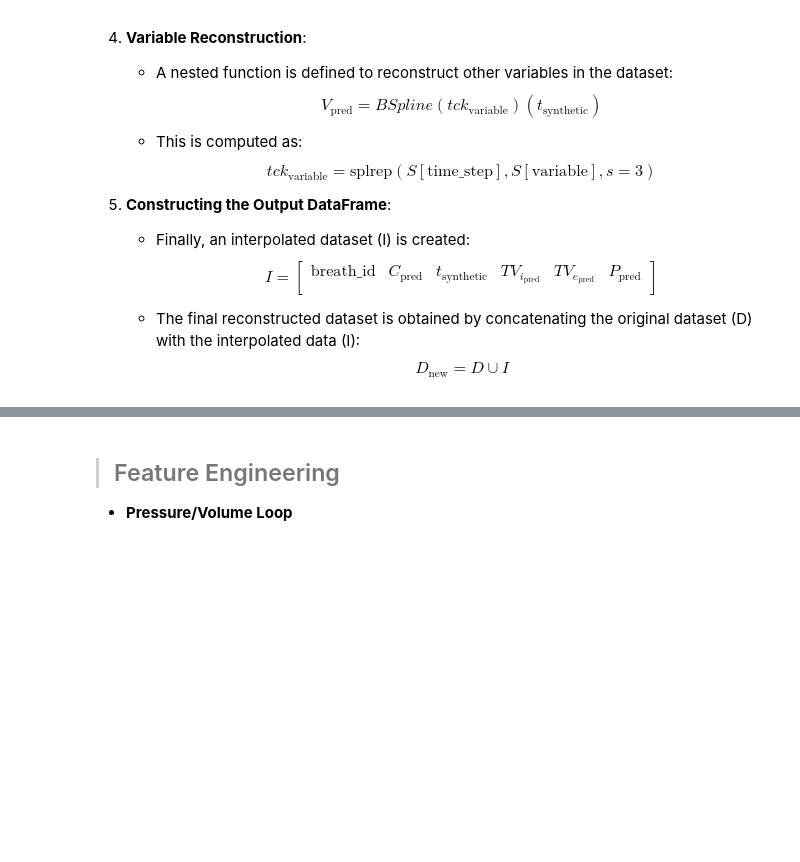
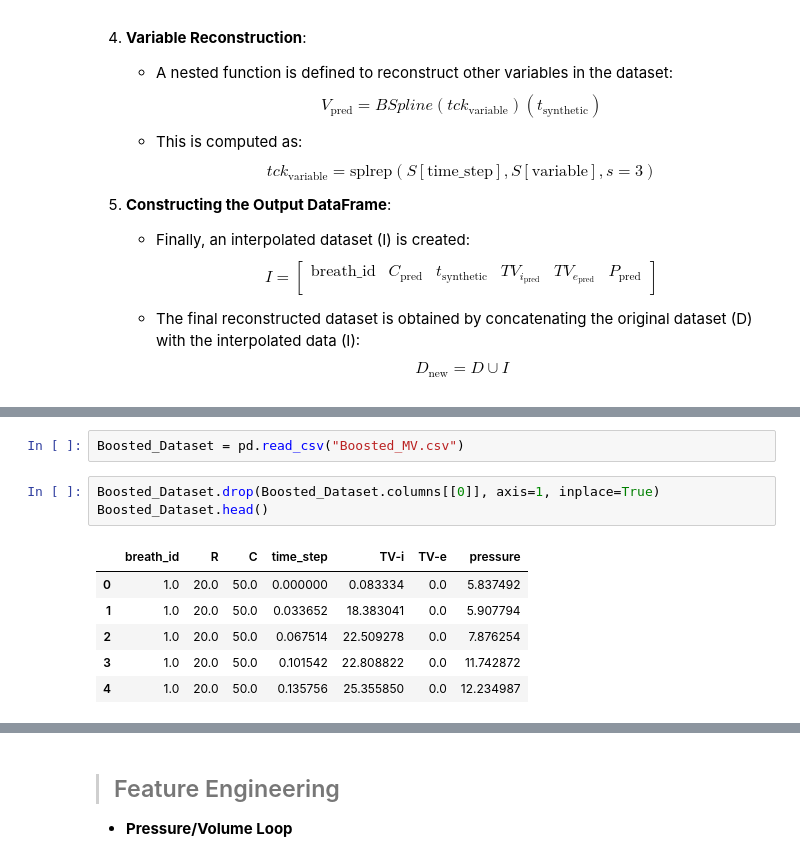
Before and after one commit to Molderon/ICU-Mechanical-Ventilation-Asyncronies, a Jupyter notebook: Feature_Engineering.ipynb, the cells around one changed output, grey strips where cells are left out. Saved outputs shown, nothing was run; the diff lists cells and outputs as text; blank space fills up the shorter version.

```diff
--- a/Feature_Engineering.ipynb
+++ b/Feature_Engineering.ipynb
@@ -281,0 +304,12 @@ print("Total time for interpolations is :",
+# %%
+Boosted_Dataset = pd.read_csv("Boosted_MV.csv")
+# %%
+Boosted_Dataset.drop(Boosted_Dataset.columns[[0]], axis=1, inplace=True)
+Boosted_Dataset.head()
+# %% [output]
+|  | breath_id | R | C | time_step | TV-i | TV-e | pressure |
+| 0 | 1.0 | 20.0 | 50.0 | 0.000000 | 0.083334 | 0.0 | 5.837492 |
+| 1 | 1.0 | 20.0 | 50.0 | 0.033652 | 18.383041 | 0.0 | 5.907794 |
+| 2 | 1.0 | 20.0 | 50.0 | 0.067514 | 22.509278 | 0.0 | 7.876254 |
+| 3 | 1.0 | 20.0 | 50.0 | 0.101542 | 22.808822 | 0.0 | 11.742872 |
+| 4 | 1.0 | 20.0 | 50.0 | 0.135756 | 25.355850 | 0.0 | 12.234987 |
```
Also changed, not shown: parts of 41 cells of this notebook.
